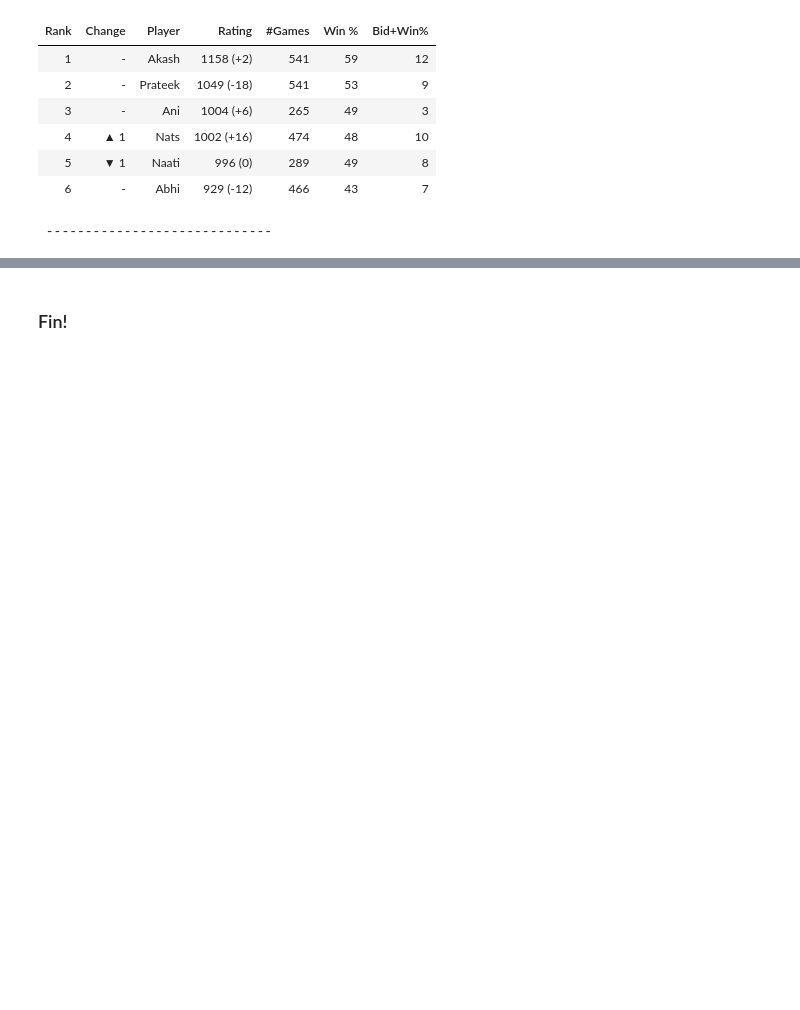
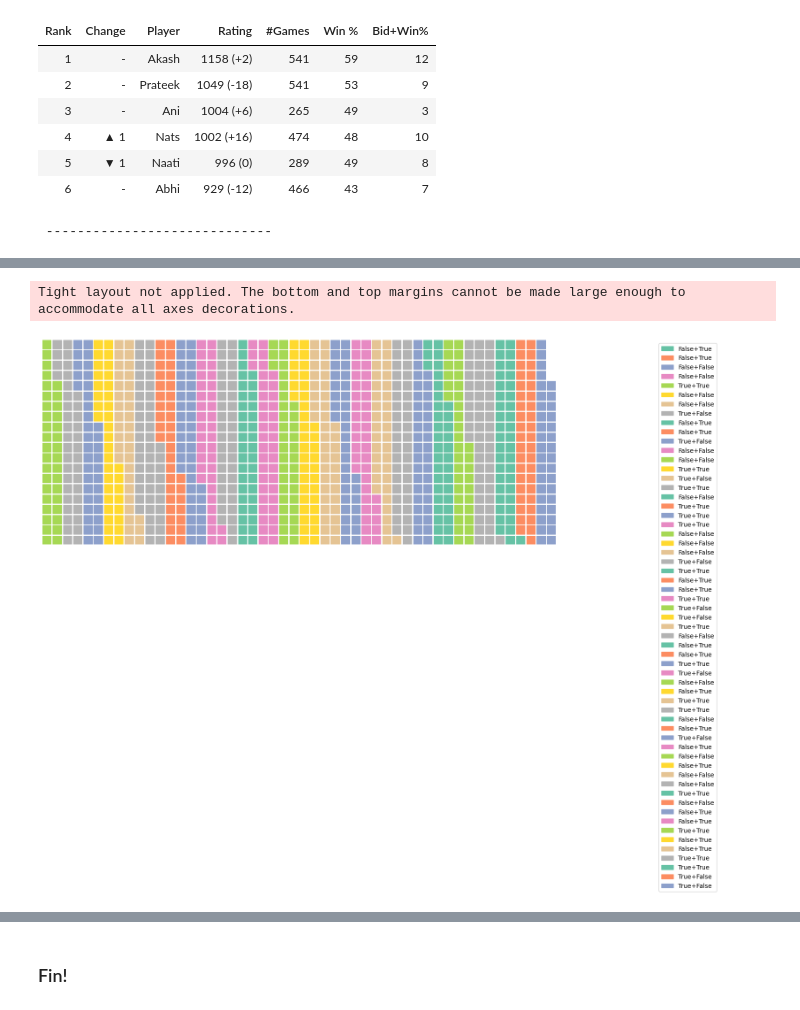
Before and after one commit to akash-suresh/three-of-spades, a Jupyter notebook: template.ipynb, the cells around one changed output, grey strips where cells are left out. Drawn from its saved outputs; the diff is of its cells as text; code cells hidden in the pictures; blank space fills up the shorter version.

```diff
--- a/template.ipynb
+++ b/template.ipynb
@@ -101,0 +207,3 @@ Championship #8
+# %%
+game_data = tournament.gameData
+game_data
@@ -101,0 +229,20 @@ Championship #8
+# %%
+#!pip install pywaffle
+from matplotlib import pyplot as plt
+from pywaffle import Waffle
+
+
+fig = plt.figure(FigureClass=Waffle,
+                 rows=20, columns=50,
+                 values=game_data.Prateek,
+                #  colors=pal_,
+                 labels=[f'{i>0}+{j>0}' for i,j in zip(game_data.Prateek, game_data.Akash)],
+                 figsize = (15,6),
+                 legend={'loc':'upper right',
+                         'bbox_to_anchor': (1.32, 1),
+                        })
+plt.tight_layout()
+plt.show()
+# %% [output]
+Tight layout not applied. The bottom and top margins cannot be made large enough to accommodate all axes decorations.
+[figure, added]
```
Also changed, not shown: parts of 7 cells of this notebook.
